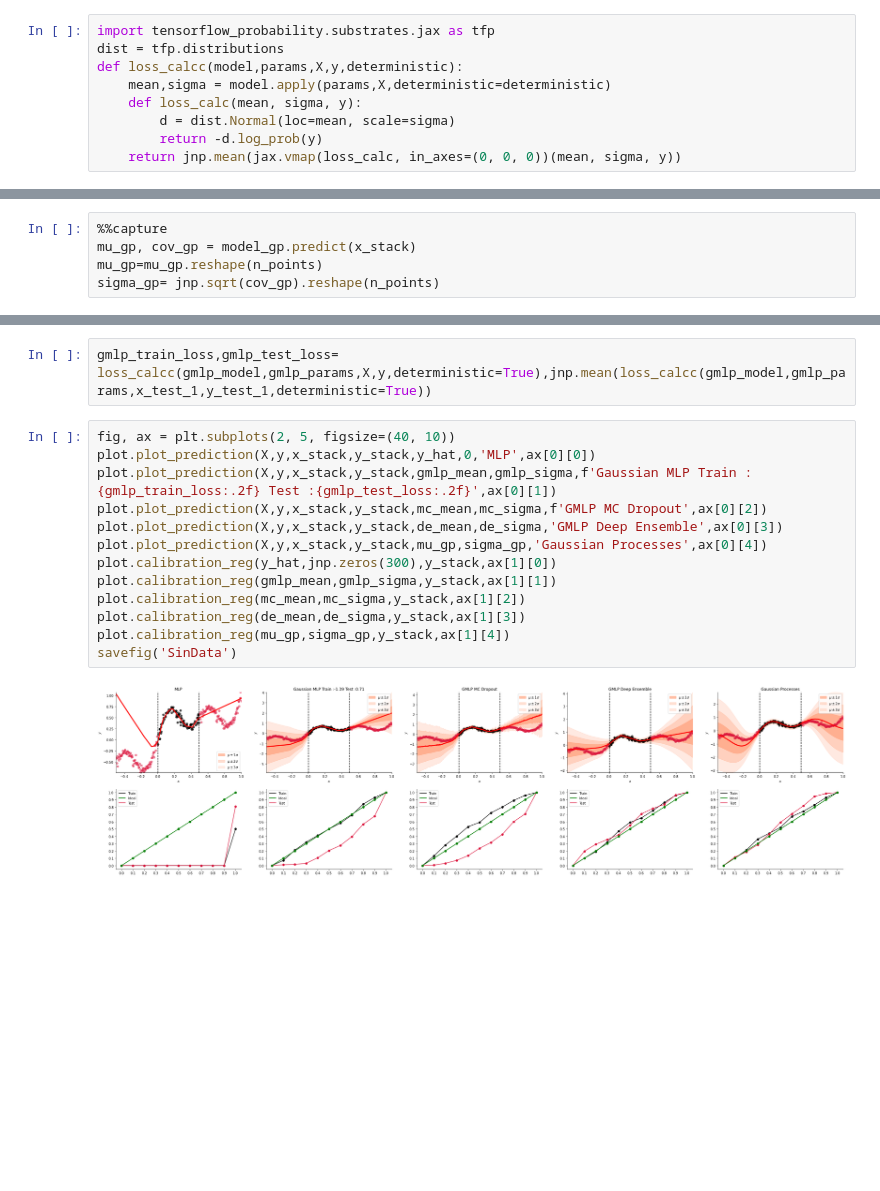
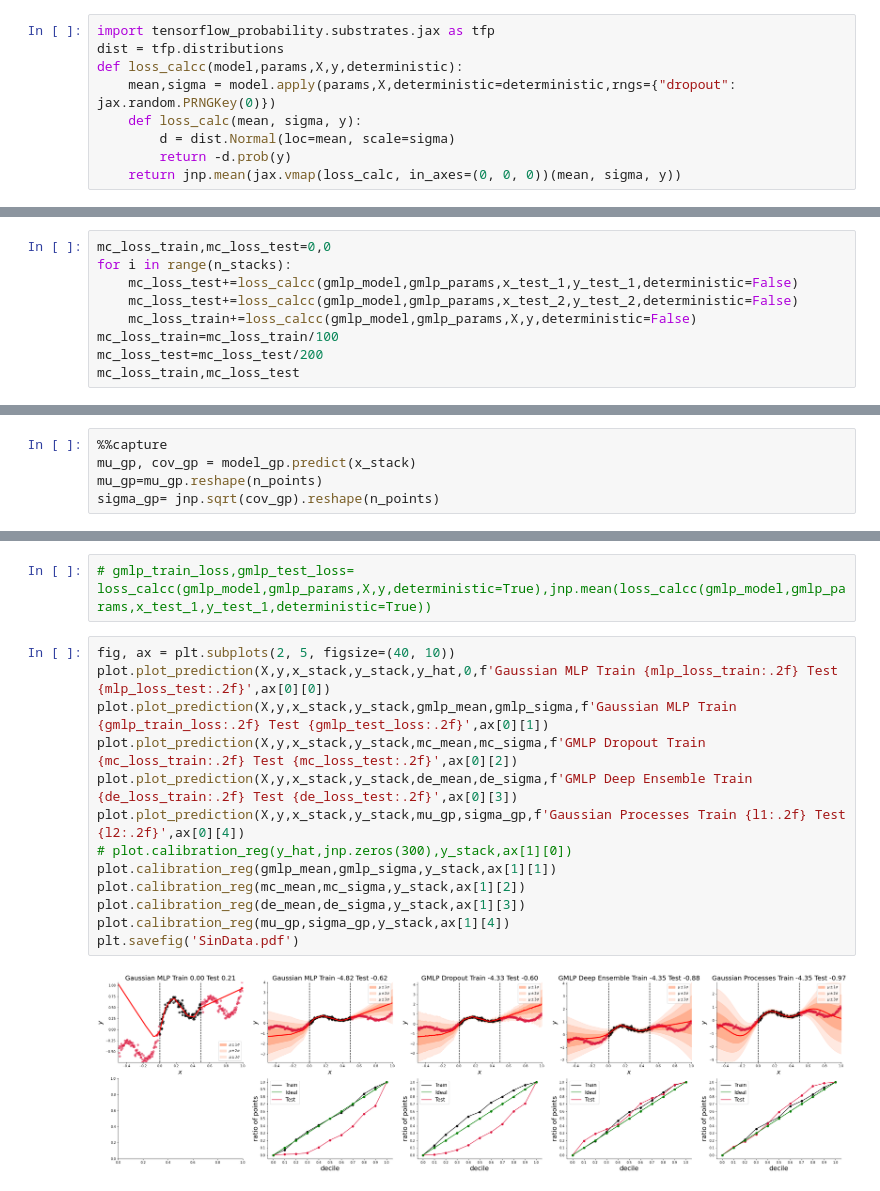
Before and after one commit to nipunbatra/bnn-zoo, a Jupyter notebook: notebooks/regression/sinData_comparison.ipynb, the cells around one changed output, grey strips where cells are left out. Cells and saved outputs as stored; diff of their text form; blank space fills up the shorter version.

Commit message:
raw figures

```diff
--- a/notebooks/regression/sinData_comparison.ipynb
+++ b/notebooks/regression/sinData_comparison.ipynb
@@ -104,9 +115,9 @@ gmlp_params, loss = fit(gmlp_model, gmlp_params, auxs,learning_rate=0.003, epoch
 import tensorflow_probability.substrates.jax as tfp
 dist = tfp.distributions
 def loss_calcc(model,params,X,y,deterministic):
-    mean,sigma = model.apply(params,X,deterministic=deterministic)
+    mean,sigma = model.apply(params,X,deterministic=deterministic,rngs={"dropout": jax.random.PRNGKey(0)})
     def loss_calc(mean, sigma, y):
         d = dist.Normal(loc=mean, scale=sigma)
-        return -d.log_prob(y)
+        return -d.prob(y)
     return jnp.mean(jax.vmap(loss_calc, in_axes=(0, 0, 0))(mean, sigma, y))
 # %%
@@ -133,0 +150,9 @@ plot.plot_prediction(X,y,x_stack,y_stack,mc_mean,mc_sigma,'GMLP MC Dropout')
+# %%
+mc_loss_train,mc_loss_test=0,0
+for i in range(n_stacks):
+    mc_loss_test+=loss_calcc(gmlp_model,gmlp_params,x_test_1,y_test_1,deterministic=False)
+    mc_loss_test+=loss_calcc(gmlp_model,gmlp_params,x_test_2,y_test_2,deterministic=False)
+    mc_loss_train+=loss_calcc(gmlp_model,gmlp_params,X,y,deterministic=False)
+mc_loss_train=mc_loss_train/100
+mc_loss_test=mc_loss_test/200
+mc_loss_train,mc_loss_test
@@ -198,17 +254,17 @@ sigma_gp= jnp.sqrt(cov_gp).reshape(n_points)
 # %%
-gmlp_train_loss,gmlp_test_loss= loss_calcc(gmlp_model,gmlp_params,X,y,deterministic=True),jnp.mean(loss_calcc(gmlp_model,gmlp_params,x_test_1,y_test_1,deterministic=True))
+# gmlp_train_loss,gmlp_test_loss= loss_calcc(gmlp_model,gmlp_params,X,y,deterministic=True),jnp.mean(loss_calcc(gmlp_model,gmlp_params,x_test_1,y_test_1,deterministic=True))
 # %%
 fig, ax = plt.subplots(2, 5, figsize=(40, 10))
-plot.plot_prediction(X,y,x_stack,y_stack,y_hat,0,'MLP',ax[0][0])
-plot.plot_prediction(X,y,x_stack,y_stack,gmlp_mean,gmlp_sigma,f'Gaussian MLP Train :{gmlp_train_loss:.2f} Test :{gmlp_test_loss:.2f}',ax[0][1])
-plot.plot_prediction(X,y,x_stack,y_stack,mc_mean,mc_sigma,f'GMLP MC Dropout',ax[0][2])
-plot.plot_prediction(X,y,x_stack,y_stack,de_mean,de_sigma,'GMLP Deep Ensemble',ax[0][3])
-plot.plot_prediction(X,y,x_stack,y_stack,mu_gp,sigma_gp,'Gaussian Processes',ax[0][4])
-plot.calibration_reg(y_hat,jnp.zeros(300),y_stack,ax[1][0])
+plot.plot_prediction(X,y,x_stack,y_stack,y_hat,0,f'Gaussian MLP Train {mlp_loss_train:.2f} Test {mlp_loss_test:.2f}',ax[0][0])
+plot.plot_prediction(X,y,x_stack,y_stack,gmlp_mean,gmlp_sigma,f'Gaussian MLP Train {gmlp_train_loss:.2f} Test {gmlp_test_loss:.2f}',ax[0][1])
+plot.plot_prediction(X,y,x_stack,y_stack,mc_mean,mc_sigma,f'GMLP Dropout Train {mc_loss_train:.2f} Test {mc_loss_test:.2f}',ax[0][2])
+plot.plot_prediction(X,y,x_stack,y_stack,de_mean,de_sigma,f'GMLP Deep Ensemble Train {de_loss_train:.2f} Test {de_loss_test:.2f}',ax[0][3])
+plot.plot_prediction(X,y,x_stack,y_stack,mu_gp,sigma_gp,f'Gaussian Processes Train {l1:.2f} Test {l2:.2f}',ax[0][4])
+# plot.calibration_reg(y_hat,jnp.zeros(300),y_stack,ax[1][0])
 plot.calibration_reg(gmlp_mean,gmlp_sigma,y_stack,ax[1][1])
 plot.calibration_reg(mc_mean,mc_sigma,y_stack,ax[1][2])
 plot.calibration_reg(de_mean,de_sigma,y_stack,ax[1][3])
 plot.calibration_reg(mu_gp,sigma_gp,y_stack,ax[1][4])
-savefig('SinData')
+plt.savefig('SinData.pdf')
 # %% [output]
-[figure, old version]
+[figure, new version]
```
Also changed, not shown: parts of 17 cells of this notebook, 2 other files.
